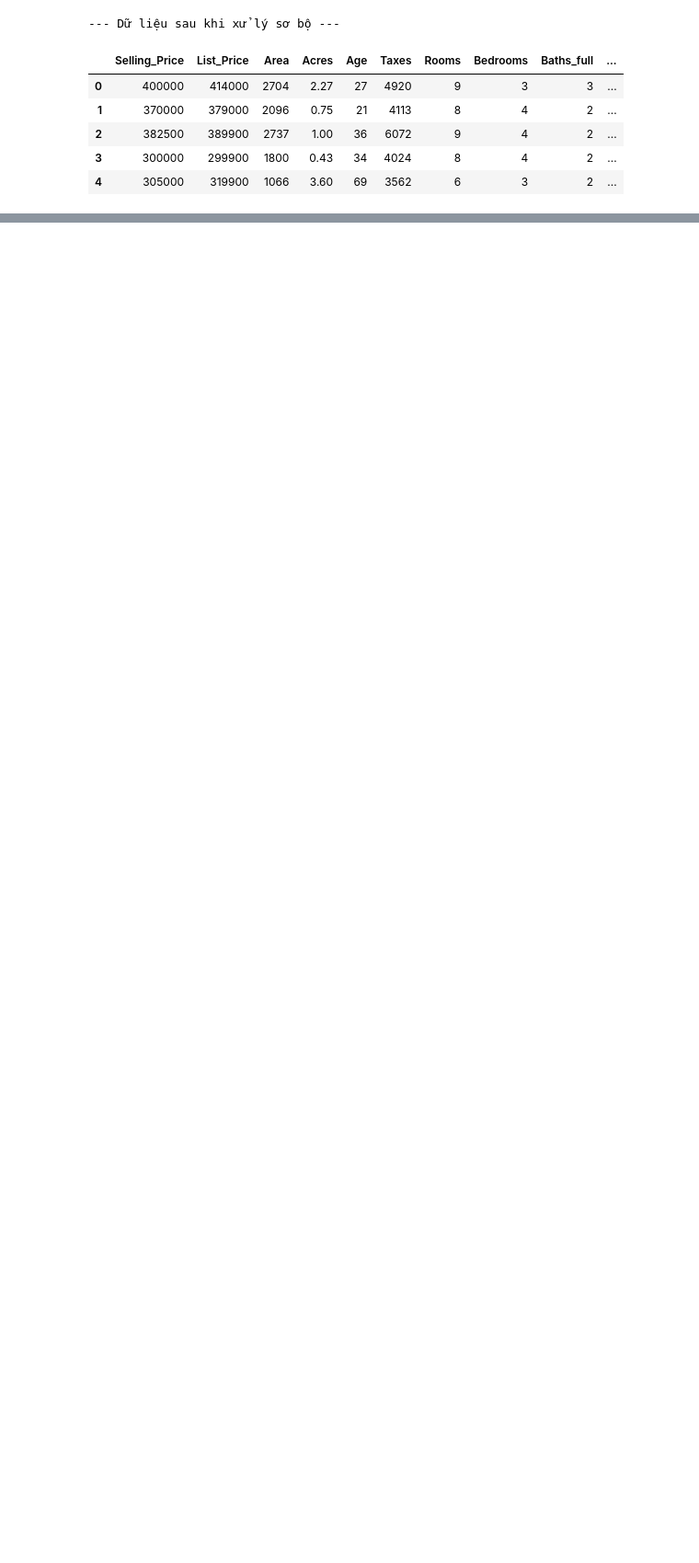
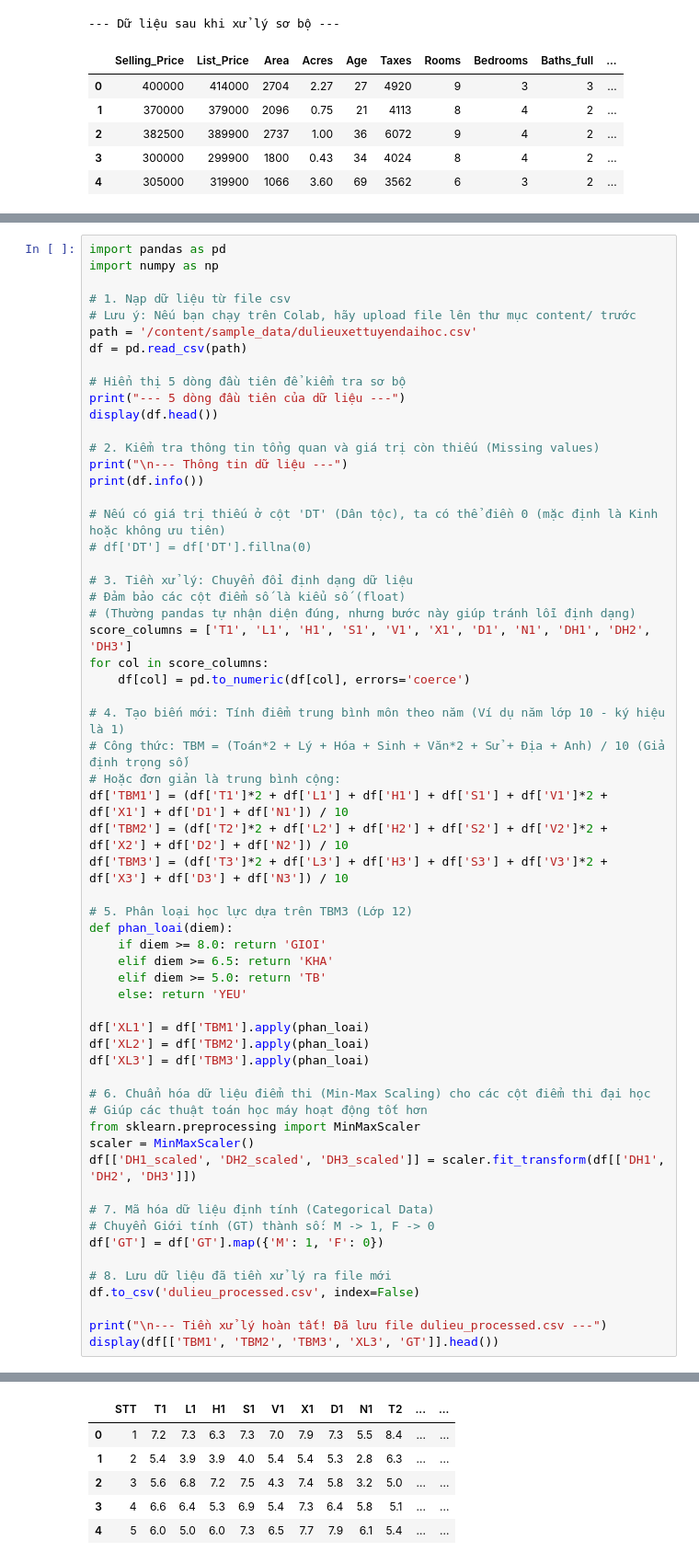
Before and after one commit to nguyenthaibaok5bt-png/THDeepLearning1, a Jupyter notebook: THDeepLearningB1.ipynb, the cells around one changed output, grey strips where cells are left out. Shown at 92% size. Drawn from its saved outputs; the diff is of its cells as text; blank space fills up the shorter version.

Commit message:
Được tạo bằng Colab

```diff
--- a/THDeepLearningB1.ipynb
+++ b/THDeepLearningB1.ipynb
@@ -491,0 +519,61 @@ Số lượng dòng trùng lặp: 0
+# %%
+import pandas as pd
+import numpy as np
+
+# 1. Nạp dữ liệu từ file csv
+# Lưu ý: Nếu bạn chạy trên Colab, hãy upload file lên thư mục content/ trước
+path = '/content/sample_data/dulieuxettuyendaihoc.csv'
+df = pd.read_csv(path)
+
+# Hiển thị 5 dòng đầu tiên để kiểm tra sơ bộ
+print("--- 5 dòng đầu tiên của dữ liệu ---")
+display(df.head())
+
+# 2. Kiểm tra thông tin tổng quan và giá trị còn thiếu (Missing values)
+print("\n--- Thông tin dữ liệu ---")
+print(df.info())
+
+# Nếu có giá trị thiếu ở cột 'DT' (Dân tộc), ta có thể điền 0 (mặc định là Kinh hoặc không ưu tiên)
+# df['DT'] = df['DT'].fillna(0)
+
+# 3. Tiền xử lý: Chuyển đổi định dạng dữ liệu
+# Đảm bảo các cột điểm số là kiểu số (float)
+# (Thường pandas tự nhận diện đúng, nhưng bước này giúp tránh lỗi định dạng)
+score_columns = ['T1', 'L1', 'H1', 'S1', 'V1', 'X1', 'D1', 'N1', 'DH1', 'DH2', 'DH3']
+for col in score_columns:
+    df[col] = pd.to_numeric(df[col], errors='coerce')
+
+# 4. Tạo biến mới: Tính điểm trung bình môn theo năm (Ví dụ năm lớp 10 - ký hiệu là 1)
+# Công thức: TBM = (Toán*2 + Lý + Hóa + Sinh + Văn*2 + Sử + Địa + Anh) / 10 (Giả định trọng số)
+# Hoặc đơn giản là trung bình cộng:
+df['TBM1'] = (df['T1']*2 + df['L1'] + df['H1'] + df['S1'] + df['V1']*2 + df['X1'] + df['D1'] + df['N1']) / 10
+df['TBM2'] = (df['T2']*2 + df['L2'] + df['H2'] + df['S2'] + df['V2']*2 + df['X2'] + df['D2'] + df['N2']) / 10
+df['TBM3'] = (df['T3']*2 + df['L3'] + df['H3'] + df['S3'] + df['V3']*2 + df['X3'] + df['D3'] + df['N3']) / 10
+
+# 5. Phân loại học lực dựa trên TBM3 (Lớp 12)
+def phan_loai(diem):
+    if diem >= 8.0: return 'GIOI'
+    elif diem >= 6.5: return 'KHA'
+    elif diem >= 5.0: return 'TB'
+    else: return 'YEU'
+
+df['XL1'] = df['TBM1'].apply(phan_loai)
+df['XL2'] = df['TBM2'].apply(phan_loai)
+df['XL3'] = df['TBM3'].apply(phan_loai)
+
+# 6. Chuẩn hóa dữ liệu điểm thi (Min-Max Scaling) cho các cột điểm thi đại học
+# Giúp các thuật toán học máy hoạt động tốt hơn
+from sklearn.preprocessing import MinMaxScaler
+scaler = MinMaxScaler()
+df[['DH1_scaled', 'DH2_scaled', 'DH3_scaled']] = scaler.fit_transform(df[['DH1', 'DH2', 'DH3']])
+
+# 7. Mã hóa dữ liệu định tính (Categorical Data)
+# Chuyển Giới tính (GT) thành số: M -> 1, F -> 0
+df['GT'] = df['GT'].map({'M': 1, 'F': 0})
+
+# 8. Lưu dữ liệu đã tiền xử lý ra file mới
+df.to_csv('dulieu_processed.csv', index=False)
+
+print("\n--- Tiền xử lý hoàn tất! Đã lưu file dulieu_processed.csv ---")
+display(df[['TBM1', 'TBM2', 'TBM3', 'XL3', 'GT']].head())
+# %% [output]
@@ -491,0 +581,6 @@ Số lượng dòng trùng lặp: 0
+|  | STT | T1 | L1 | H1 | S1 | V1 | X1 | D1 | N1 | T2 | ... | ... |
+| 0 | 1 | 7.2 | 7.3 | 6.3 | 7.3 | 7.0 | 7.9 | 7.3 | 5.5 | 8.4 | ... | ... |
+| 1 | 2 | 5.4 | 3.9 | 3.9 | 4.0 | 5.4 | 5.4 | 5.3 | 2.8 | 6.3 | ... | ... |
+| 2 | 3 | 5.6 | 6.8 | 7.2 | 7.5 | 4.3 | 7.4 | 5.8 | 3.2 | 5.0 | ... | ... |
+| 3 | 4 | 6.6 | 6.4 | 5.3 | 6.9 | 5.4 | 7.3 | 6.4 | 5.8 | 5.1 | ... | ... |
+| 4 | 5 | 6.0 | 5.0 | 6.0 | 7.3 | 6.5 | 7.7 | 7.9 | 6.1 | 5.4 | ... | ... |
```
Also changed, not shown: parts of 3 cells of this notebook.
